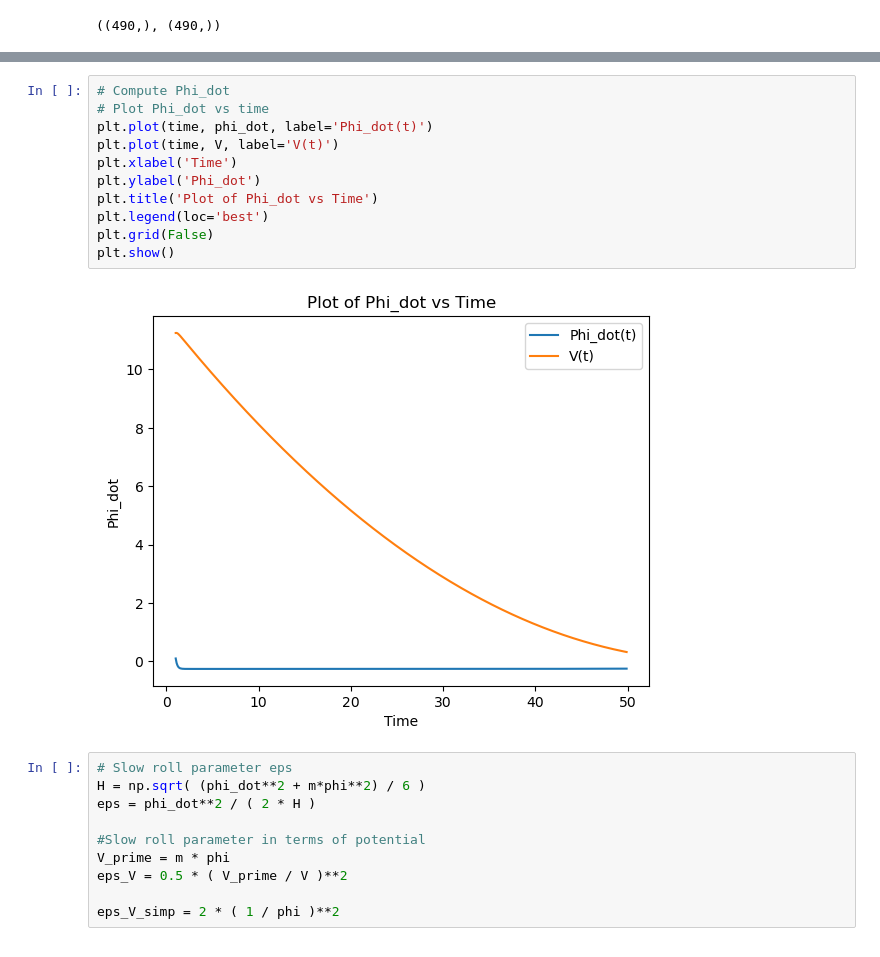
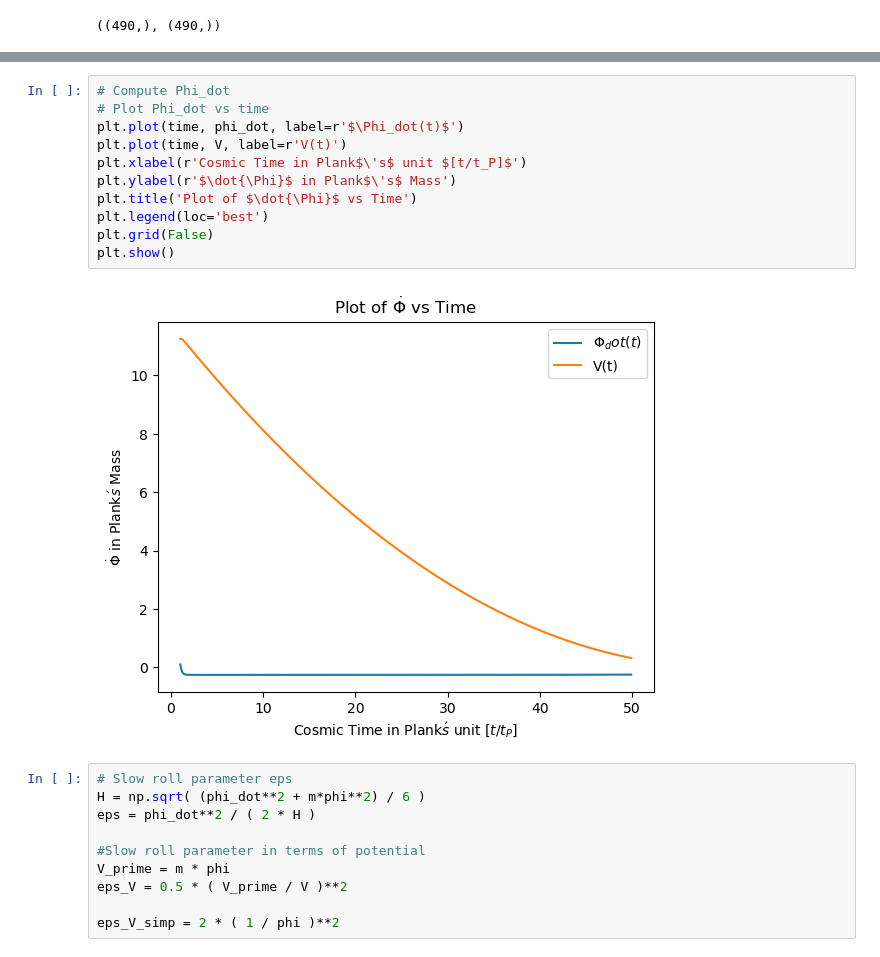
Before and after one commit to GenovaCosmology/AstroCosmoComputational, a Jupyter notebook: Students/Gabriele_Russo/CosmicStructures/Week4/ex5.ipynb, the cells around one changed output, grey strips where cells are left out. Cells and saved outputs as stored; diff of their text form.

```diff
--- a/Students/Gabriele_Russo/CosmicStructures/Week4/ex5.ipynb
+++ b/Students/Gabriele_Russo/CosmicStructures/Week4/ex5.ipynb
@@ -166,16 +166,16 @@ plt.show()
 # %%
 # Compute Phi_dot
 # Plot Phi_dot vs time
-plt.plot(time, phi_dot, label='Phi_dot(t)')
-plt.plot(time, V, label='V(t)')
-plt.xlabel('Time')
-plt.ylabel('Phi_dot')
-plt.title('Plot of Phi_dot vs Time')
+plt.plot(time, phi_dot, label=r'$\Phi_dot(t)$')
+plt.plot(time, V, label=r'V(t)')
+plt.xlabel(r'Cosmic Time in Plank$\'s$ unit $[t/t_P]$')
+plt.ylabel(r'$\dot{\Phi}$ in Plank$\'s$ Mass')
+plt.title('Plot of $\dot{\Phi}$ vs Time')
 plt.legend(loc='best')
 plt.grid(False)
 plt.show()
 # %% [output]
-[figure, old version]
+[figure, new version]
 # %%
 # Slow roll parameter eps
 H = np.sqrt( (phi_dot**2 + m*phi**2) / 6 )
```
Also changed, not shown: parts of 11 cells of this notebook, 1 other file.
